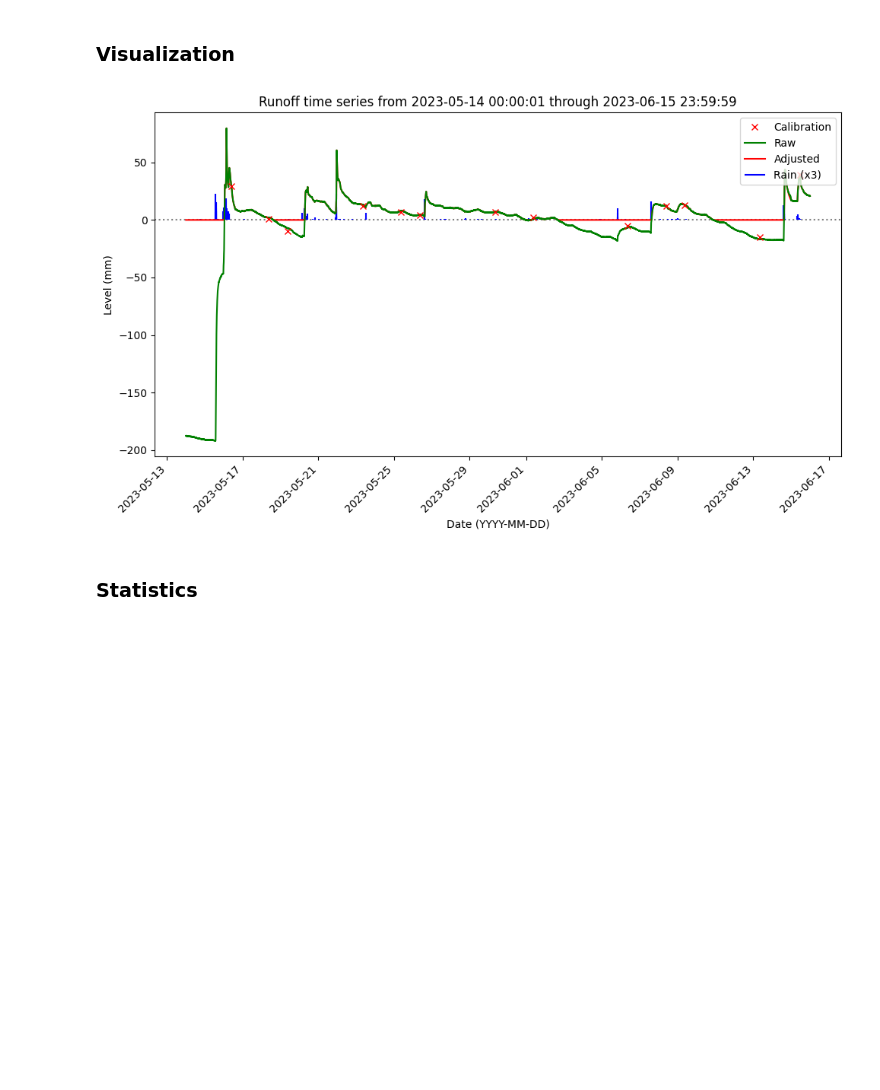
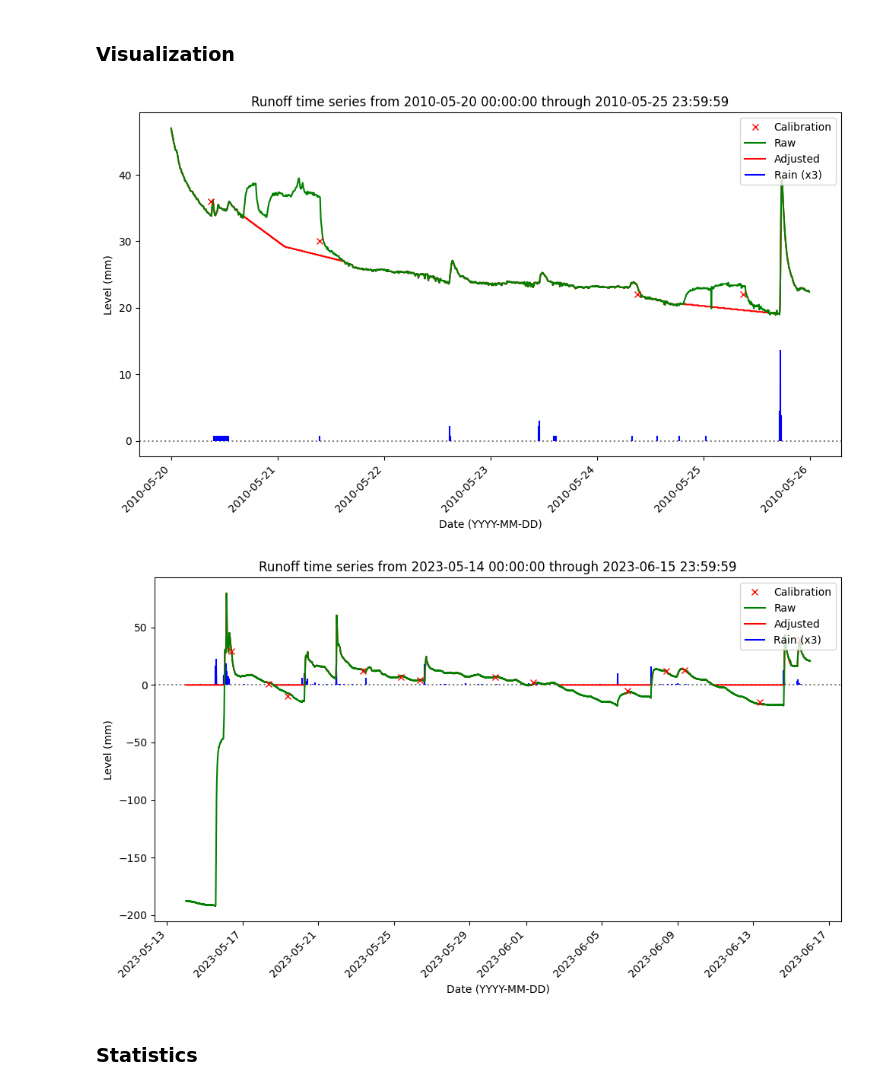
Before and after one commit to gmcginnis/info-698-capstone, a Jupyter notebook: 01_eda.ipynb, the cells around one changed output. Drawn from its saved outputs; the diff is of its cells as text; code cells hidden in the pictures; blank space fills up the shorter version.

```diff
--- a/01_eda.ipynb
+++ b/01_eda.ipynb
@@ -234,7 +234,7 @@ data_combined = data_all_combined[data_all_combined['source'] != 'CHART']
 # Arrange
 data_combined = data_combined.sort_index()
 # Remove a few extra points
-data_combined = data_combined['1978-01-01 00:00:01':]
+data_combined = data_combined['1978-01-01 00:00:00':]
 
 # Get earliest and latest dates
 date_weir_start = data_combined.index[0]
@@ -388,12 +388,13 @@ def plot_between(input_date_start, input_date_end, include_calibration=True):
     # plt.legend(loc = 'upper right')
     return plt.show()
 # %%
-# plot_between('2010-05-20 00:00:01','2010-05-25 23:59:59')
-# plot_between('2020-05-31 00:00:01','2020-06-16 23:59:59')
-plot_between('2023-05-14 00:00:01','2023-06-15 23:59:59')
-# plot_between('2002-07-30 00:00:01','2002-08-02 23:59:59')
+plot_between('2010-05-20 00:00:00','2010-05-25 23:59:59')
+# plot_between('2020-05-31 00:00:00','2020-06-16 23:59:59')
+plot_between('2023-05-14 00:00:00','2023-06-15 23:59:59')
+# plot_between('2002-07-30 00:00:00','2002-08-02 23:59:59')
 # %% [output]
-[figure, old version]
+[figure, new version]
+[figure, added]
 # %% [markdown]
 ### Statistics
 # %%
```
Also changed, not shown: parts of 8 cells of this notebook.
